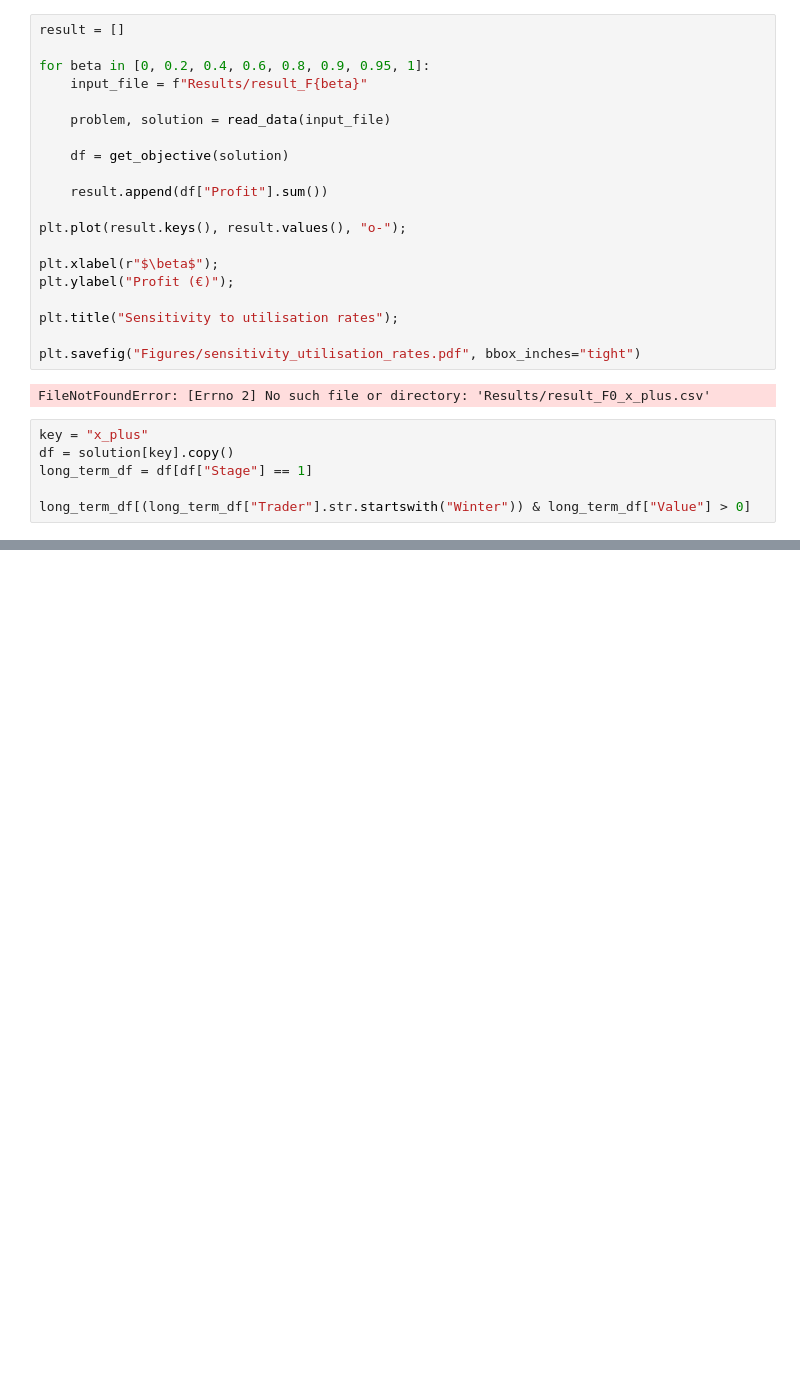
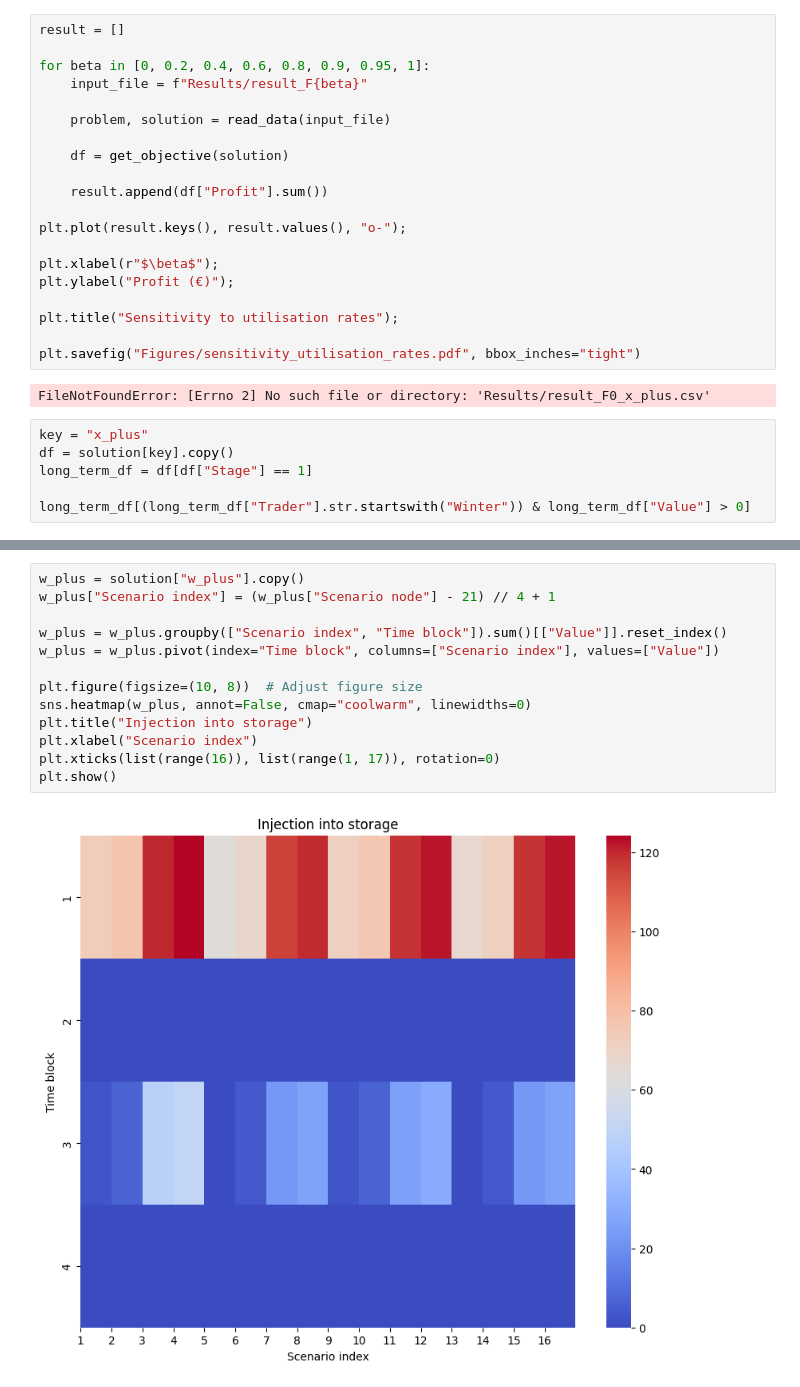
Before and after one commit to berendmarkhorst/secondary_gas_market, a Jupyter notebook: analysis.ipynb, the cells around one changed output, grey strips where cells are left out. Cells and saved outputs as stored; diff of their text form; blank space fills up the shorter version.

```diff
--- a/analysis.ipynb
+++ b/analysis.ipynb
@@ -770,0 +804,15 @@ long_term_df[(long_term_df["Trader"].str.startswith("Winter")) & long_term_df["V
+# %%
+w_plus = solution["w_plus"].copy()
+w_plus["Scenario index"] = (w_plus["Scenario node"] - 21) // 4 + 1
+
+w_plus = w_plus.groupby(["Scenario index", "Time block"]).sum()[["Value"]].reset_index()
+w_plus = w_plus.pivot(index="Time block", columns=["Scenario index"], values=["Value"])
+
+plt.figure(figsize=(10, 8))  # Adjust figure size
+sns.heatmap(w_plus, annot=False, cmap="coolwarm", linewidths=0)
+plt.title("Injection into storage")
+plt.xlabel("Scenario index")
+plt.xticks(list(range(16)), list(range(1, 17)), rotation=0)
+plt.show()
+# %% [output]
+[figure, added]
```
Also changed, not shown: parts of 11 cells of this notebook, 42 other files.
